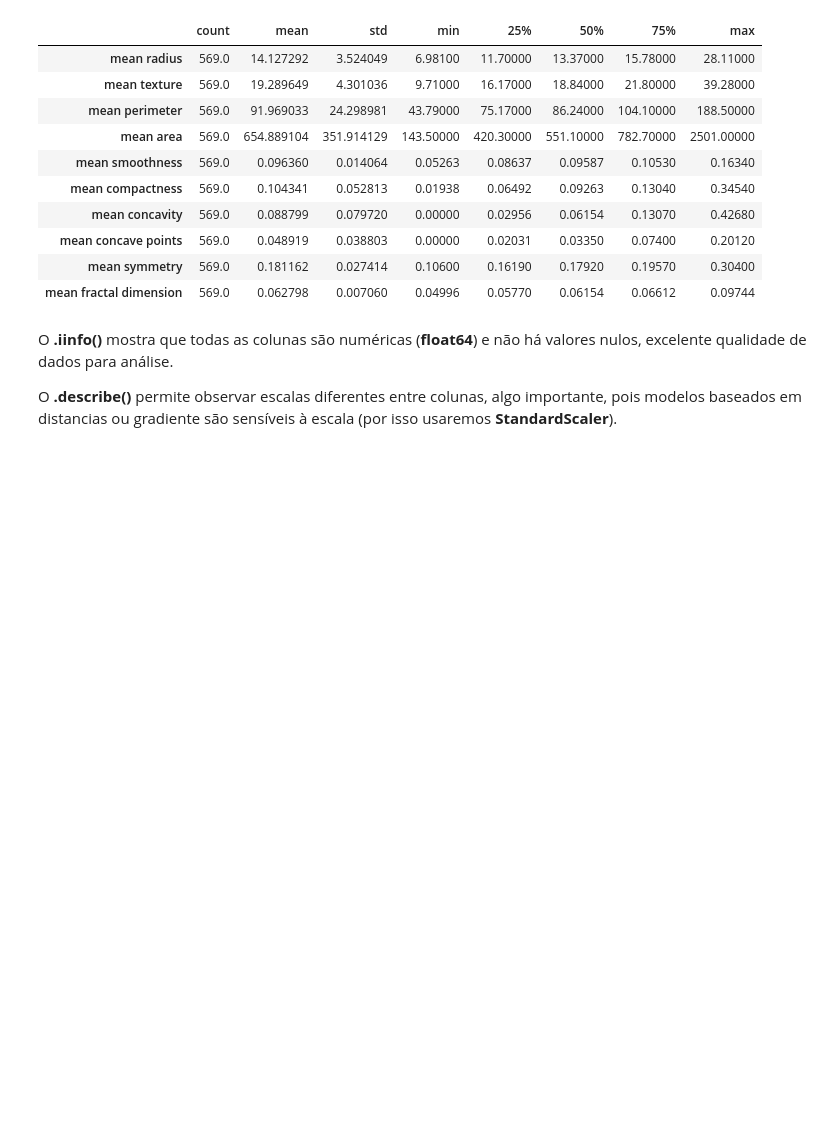
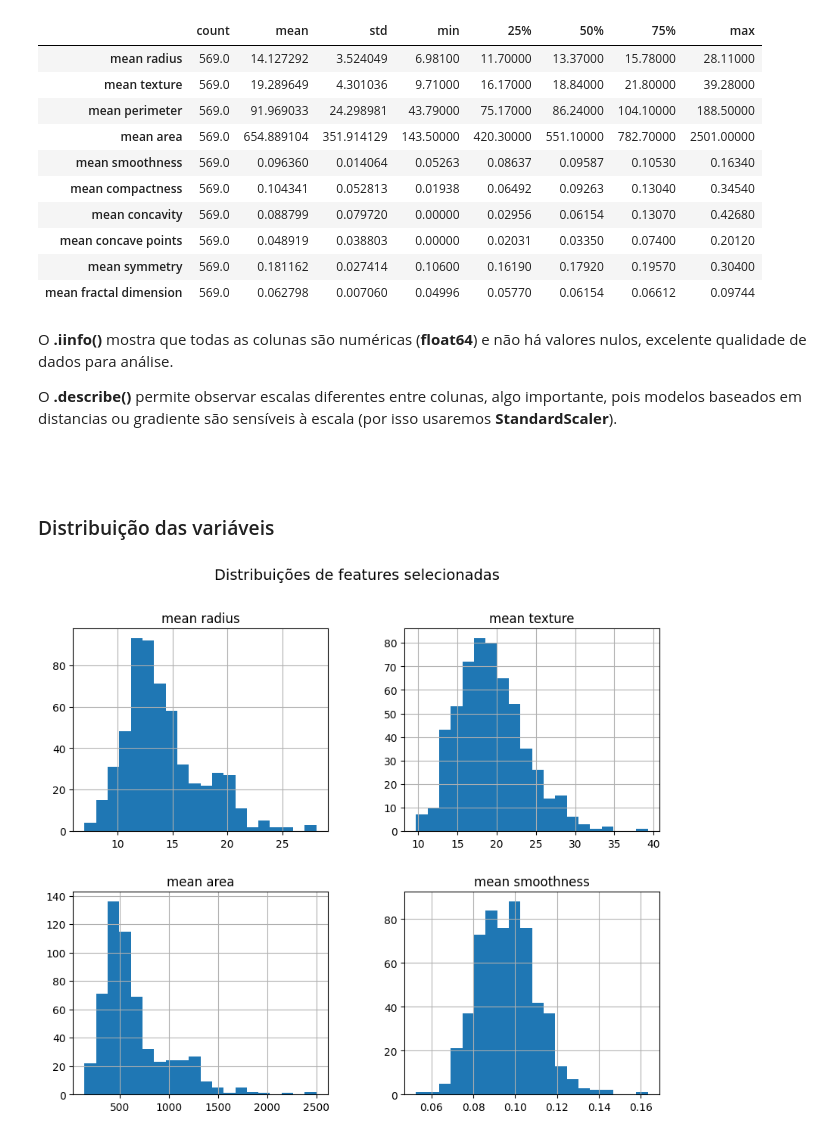
Before and after one commit to ricardoHer/tech-challenge-iadt-fase1, a Jupyter notebook: notebooks/01-eda.ipynb, the cells around one changed output. Drawn from its saved outputs; the diff is of its cells as text; code cells hidden in the pictures; blank space fills up the shorter version.

````diff
--- a/notebooks/01-eda.ipynb
+++ b/notebooks/01-eda.ipynb
@@ -89,3 +89,14 @@ O <b>.iinfo()</b> mostra que todas as colunas são numéricas (<b>float64</b>) e
 O <b>.describe()</b> permite observar escalas diferentes entre colunas, algo importante, pois modelos baseados em distancias ou gradiente são sensíveis à escala (por isso usaremos <b>StandardScaler</b>).
 
 ```
+# %% [markdown]
+### Distribuição das variáveis
+# %%
+# Vamos visualizar algumas features importantes
+cols_to_plot = ['mean radius', 'mean texture', 'mean area', 'mean smoothness']
+
+df[cols_to_plot].hist(figsize=(10,8), bins=20)
+plt.suptitle('Distribuições de features selecionadas', fontsize=14)
+plt.show()
+# %% [output]
+[figure, added]
````
Also changed, not shown: parts of 19 cells of this notebook, 10 other files.
